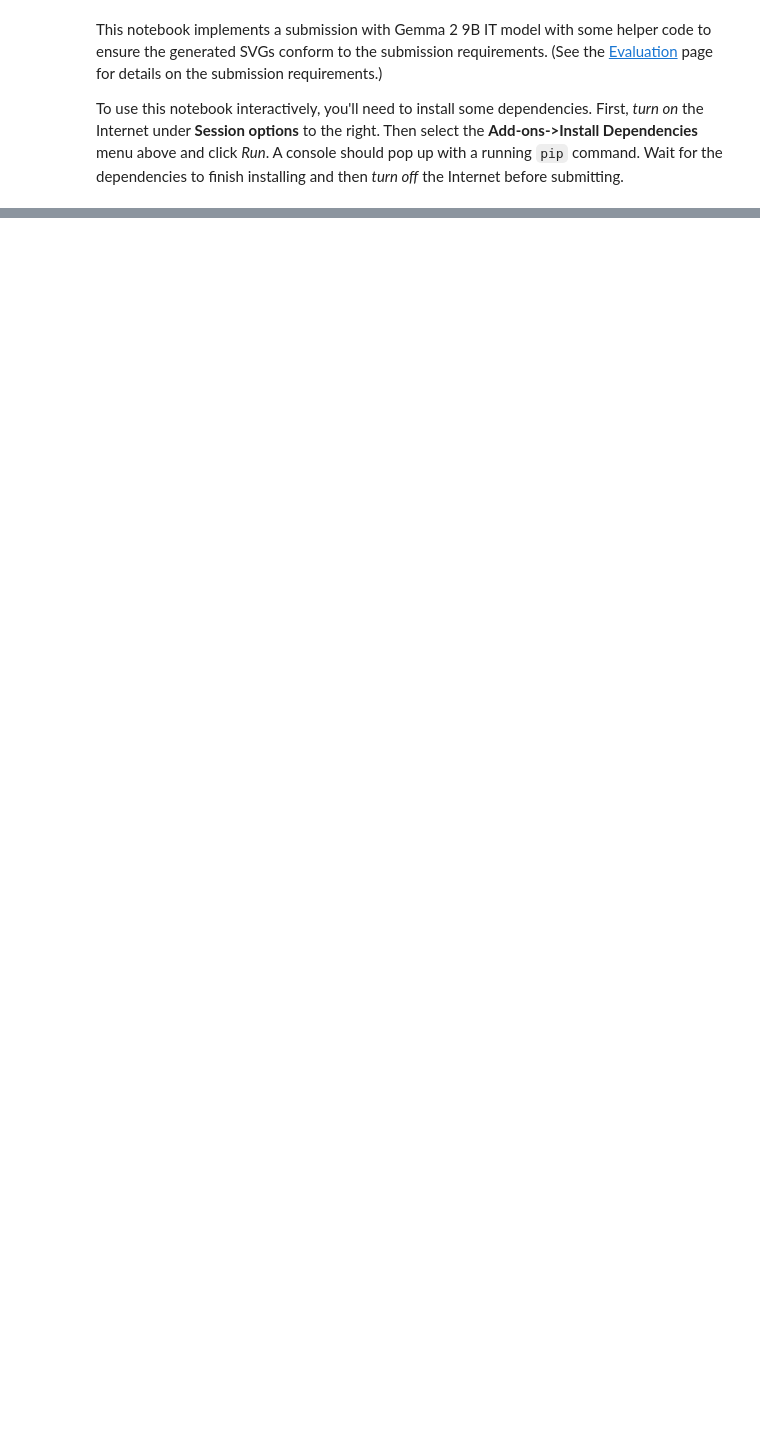
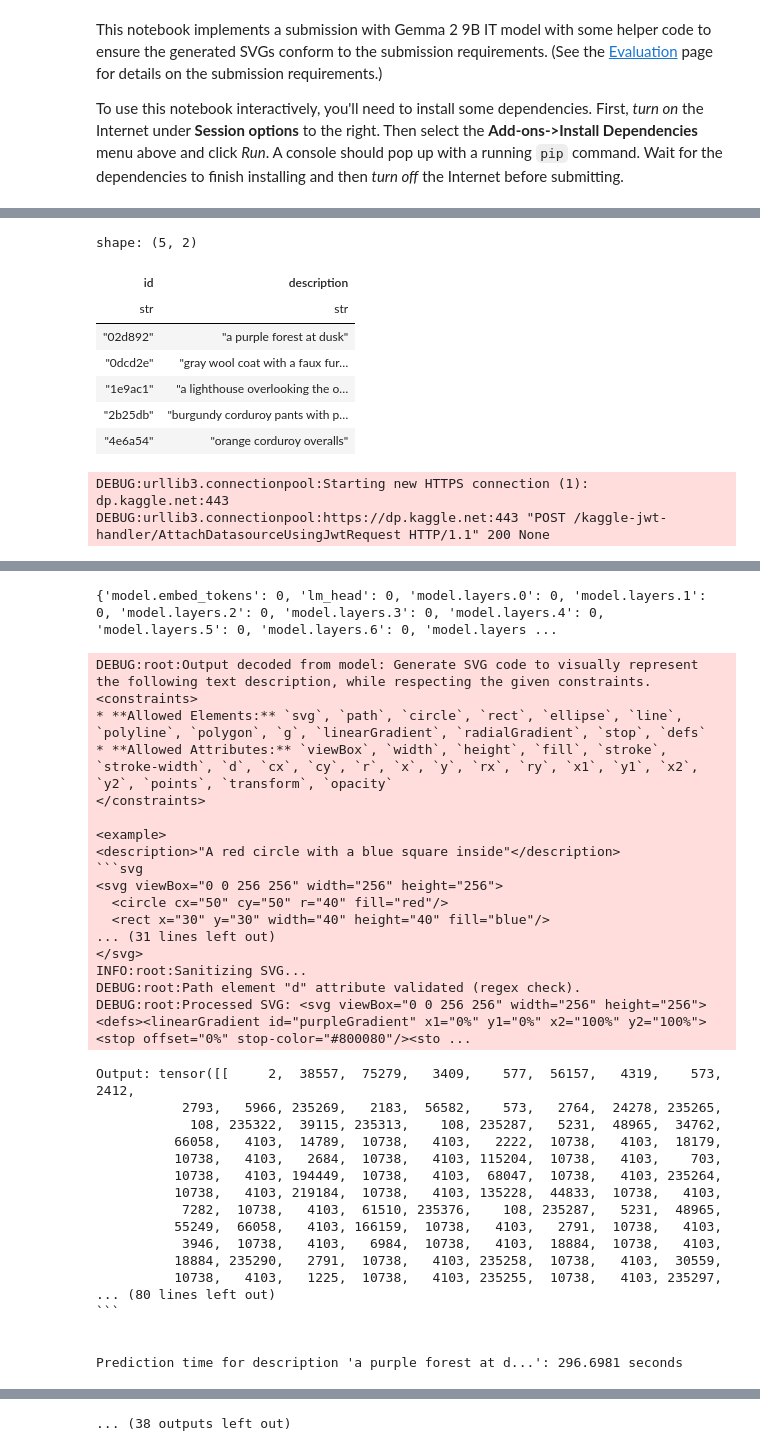
Before and after one commit to nicewang/bitmap2svg, a Jupyter notebook: nice/submit_draft/quick_start_with_gemma2_v7.ipynb, the cells around one changed output, grey strips where cells are left out. Drawn from its saved outputs; the diff is of its cells as text; code cells hidden in the pictures; blank space fills up the shorter version.

Commit message:
Kaggle Notebook | Drawing with LLMs - Getting Started with Gemma 2 | Version 8

````diff
--- a/nice/submit_draft/quick_start_with_gemma2_v7.ipynb
+++ b/nice/submit_draft/quick_start_with_gemma2_v7.ipynb
@@ -27,13 +25,19 @@ DEVICE = torch.device("cuda" if torch.cuda.is_available() else "cpu")
 
 class Model:
     def __init__(self):
-         # Quantization Configuration
+        # Quantization Configuration
+        # # 4-bit quantization config
+        # quantization_config = BitsAndBytesConfig(
+        #     load_in_4bit=True,
+        #     bnb_4bit_quant_type="nf4",
+        #     bnb_4bit_use_double_quant=True,
+        #     bnb_4bit_compute_dtype=torch.float16,
+        # )
+        # 8-bit quantization config
         quantization_config = BitsAndBytesConfig(
-            load_in_4bit=True,
-            bnb_4bit_quant_type="nf4",
-            bnb_4bit_use_double_quant=True,
-            bnb_4bit_compute_dtype=torch.float16,
+            load_in_8bit=True,
         )
+
         self.model_path = kagglehub.model_download('google/gemma-2/Transformers/gemma-2-9b-it/2')
         # # if already downloaded the model, use following for model_path
         # # but seems failed when running on kaggle backend platform
@@ -41,11 +45,13 @@ class Model:
         self.tokenizer = AutoTokenizer.from_pretrained(self.model_path)
 
         # with quantization
+        # # 4-bit/8-bit quantization
         # self.model = AutoModelForCausalLM.from_pretrained(
         #     self.model_path,
         #     device_map="auto",
         #     quantization_config=quantization_config,
         # )
+        # Use float16 or bfloat16 to load the model
         self.model = AutoModelForCausalLM.from_pretrained(
             self.model_path,
             device_map="auto",
@@ -60,7 +66,7 @@ class Model:
 
         self.model.gradient_checkpointing_enable()
 
-        # print(self.model.hf_device_map)
+        print(self.model.hf_device_map)
 
         self.prompt_template = """Generate SVG code to visually represent the following text description, while respecting the given constraints.
 <constraints>
@@ -105,11 +111,12 @@ Please ensure that the generated SVG code is well-formed, valid, and strictly ad
                     output = self.model.generate(
                         **inputs,
                         max_new_tokens=max_new_tokens,
-                        do_sample=True,
+                        do_sample=True, # allow the model to randomly select tokens based on a probability distribution
                     )
 
+                print(f"Output: {output}")
                 output_decoded = self.tokenizer.decode(output[0], skip_special_tokens=True)
-                # print(f"Output_decoded: {output_decoded}")
+                print(f"Output_decoded: {output_decoded}")
                 logging.debug('Output decoded from model: %s', output_decoded)
 
                 matches = re.findall(r"<svg.*?</svg>", output_decoded, re.DOTALL | re.IGNORECASE)
@@ -262,28 +270,39 @@ Alternatively, you could use the code below to run the model over `train.csv` an
 # %%
 def generate():
     import polars as pl
     from IPython.display import SVG
     import time  # Import the time module
 
     logging.basicConfig(level=logging.DEBUG, force=True)
 
     train = pl.read_csv('/kaggle/input/drawing-with-llms/train.csv')
     display(train.head())
 
     model = Model()
     svgs = []
     for desc in train.get_column('description'):
         start_time = time.time()  # Record start time
         svg = model.predict(desc)
         end_time = time.time()    # Record end time
         elapsed_time = end_time - start_time # Calculate elapsed time
         print(f"Prediction time for description '{desc[:20]}...': {elapsed_time:.4f} seconds") # Print time
 
         try:
             display(SVG(svg))
         except Exception as e:
             print(e)
             continue
 
 # # Uncomment and run the line below to see some generated images
-# generate()
+generate()
+# %% [output]
+shape: (5, 2)
+| id | description |
+| str | str |
+| "02d892" | "a purple forest at dusk" |
+| "0dcd2e" | "gray wool coat with a faux fur… |
+| "1e9ac1" | "a lighthouse overlooking the o… |
+| "2b25db" | "burgundy corduroy pants with p… |
+| "4e6a54" | "orange corduroy overalls" |
+DEBUG:urllib3.connectionpool:Starting new HTTPS connection (1): dp.kaggle.net:443
+DEBUG:urllib3.connectionpool:https://dp.kaggle.net:443 "POST /kaggle-jwt-handler/AttachDatasourceUsingJwtRequest HTTP/1.1" 200 None
@@ -289,0 +311,35 @@ def generate():
+{'model.embed_tokens': 0, 'lm_head': 0, 'model.layers.0': 0, 'model.layers.1': 0, 'model.layers.2': 0, 'model.layers.3': 0, 'model.layers.4': 0, 'model.layers.5': 0, 'model.layers.6': 0, 'model.layers ...
+DEBUG:root:Output decoded from model: Generate SVG code to visually represent the following text description, while respecting the given constraints.
+<constraints>
+* **Allowed Elements:** `svg`, `path`, `circle`, `rect`, `ellipse`, `line`, `polyline`, `polygon`, `g`, `linearGradient`, `radialGradient`, `stop`, `defs`
+* **Allowed Attributes:** `viewBox`, `width`, `height`, `fill`, `stroke`, `stroke-width`, `d`, `cx`, `cy`, `r`, `x`, `y`, `rx`, `ry`, `x1`, `y1`, `x2`, `y2`, `points`, `transform`, `opacity`
+</constraints>
+
+<example>
+<description>"A red circle with a blue square inside"</description>
+```svg
+<svg viewBox="0 0 256 256" width="256" height="256">
+  <circle cx="50" cy="50" r="40" fill="red"/>
+  <rect x="30" y="30" width="40" height="40" fill="blue"/>
+... (31 lines left out)
+</svg>
+INFO:root:Sanitizing SVG...
+DEBUG:root:Path element "d" attribute validated (regex check).
+DEBUG:root:Processed SVG: <svg viewBox="0 0 256 256" width="256" height="256"><defs><linearGradient id="purpleGradient" x1="0%" y1="0%" x2="100%" y2="100%"><stop offset="0%" stop-color="#800080"/><sto ...
+Output: tensor([[     2,  38557,  75279,   3409,    577,  56157,   4319,    573,   2412,
+           2793,   5966, 235269,   2183,  56582,    573,   2764,  24278, 235265,
+            108, 235322,  39115, 235313,    108, 235287,   5231,  48965,  34762,
+          66058,   4103,  14789,  10738,   4103,   2222,  10738,   4103,  18179,
+          10738,   4103,   2684,  10738,   4103, 115204,  10738,   4103,    703,
+          10738,   4103, 194449,  10738,   4103,  68047,  10738,   4103, 235264,
+          10738,   4103, 219184,  10738,   4103, 135228,  44833,  10738,   4103,
+           7282,  10738,   4103,  61510, 235376,    108, 235287,   5231,  48965,
+          55249,  66058,   4103, 166159,  10738,   4103,   2791,  10738,   4103,
+           3946,  10738,   4103,   6984,  10738,   4103,  18884,  10738,   4103,
+          18884, 235290,   2791,  10738,   4103, 235258,  10738,   4103,  30559,
+          10738,   4103,   1225,  10738,   4103, 235255,  10738,   4103, 235297,
+... (80 lines left out)
+```
+
+
+Prediction time for description 'a purple forest at d...': 296.6981 seconds
@@ -289,0 +399 @@ def generate():
+... (38 outputs left out)
````
Also changed, not shown: parts of 5 cells of this notebook.
